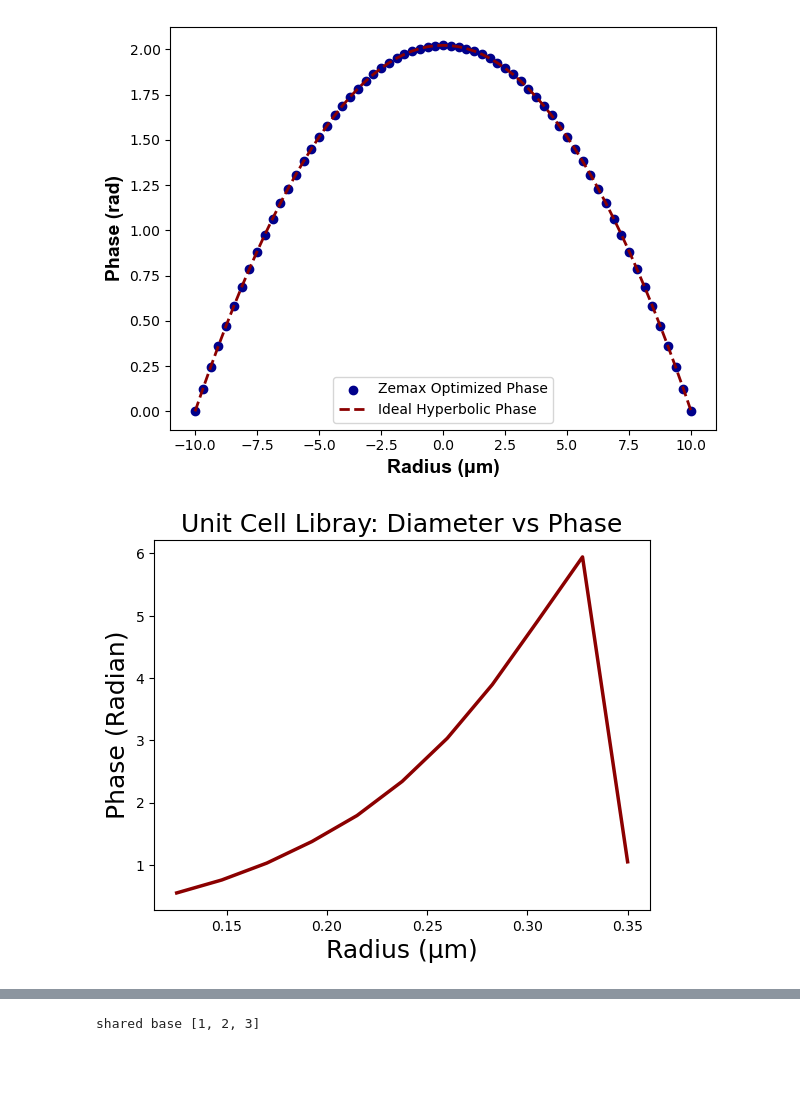
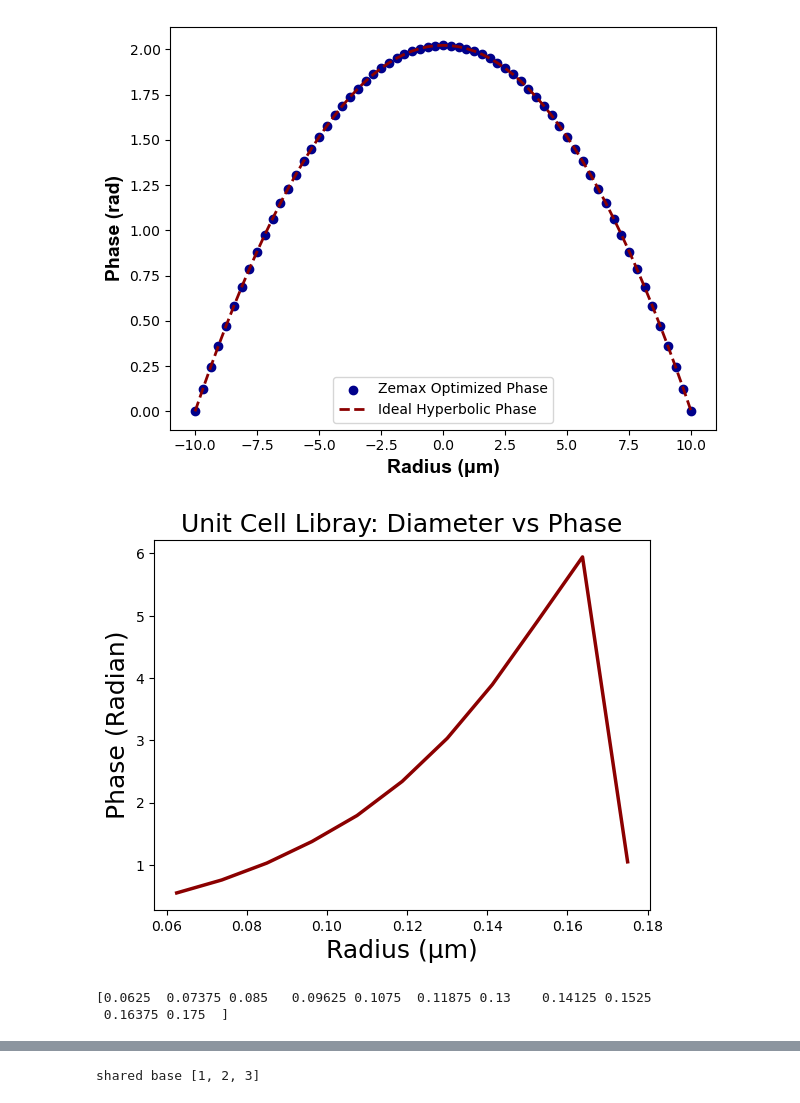
Before and after one commit to debanikd/ApexUMA, a Jupyter notebook: main.ipynb, the cells around one changed output, grey strips where cells are left out. Cells and saved outputs as stored; diff of their text form; code cells hidden in the pictures; blank space fills up the shorter version.

```diff
--- a/main.ipynb
+++ b/main.ipynb
@@ -13,6 +13,8 @@ pd.compare_optimized_ideal()
 [figure]
 # %%
 uc= ApexPhaZe.UnitCellDesign()
-diameter,phase,_= uc.create_unit_cell_library(show_plot=True)
+radius_unitcell,phase_unitcell,_= uc.create_unit_cell_library(show_plot=True)
 # %% [output]
-[figure, old version]
+[figure, new version]
+[0.0625  0.07375 0.085   0.09625 0.1075  0.11875 0.13    0.14125 0.1525
+ 0.16375 0.175  ]
```
Also changed, not shown: parts of 3 cells of this notebook, 1 other file.
